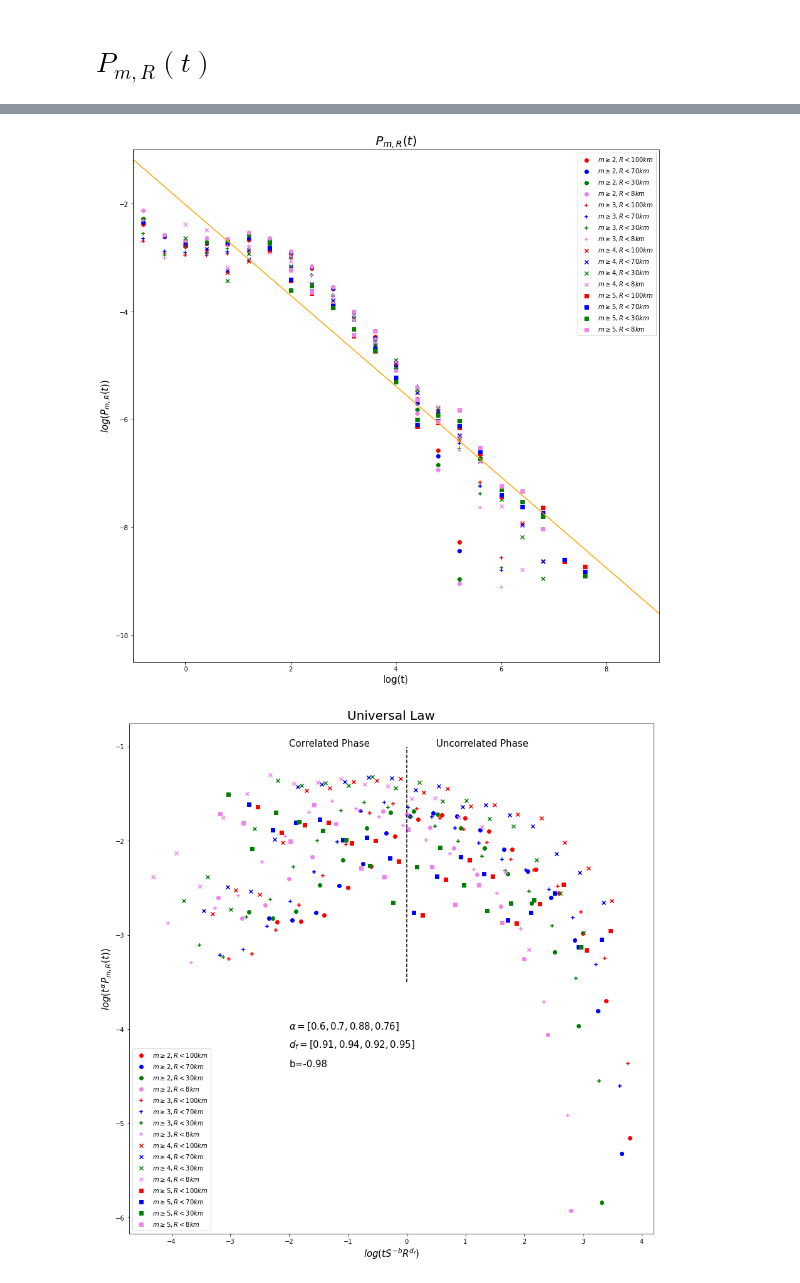
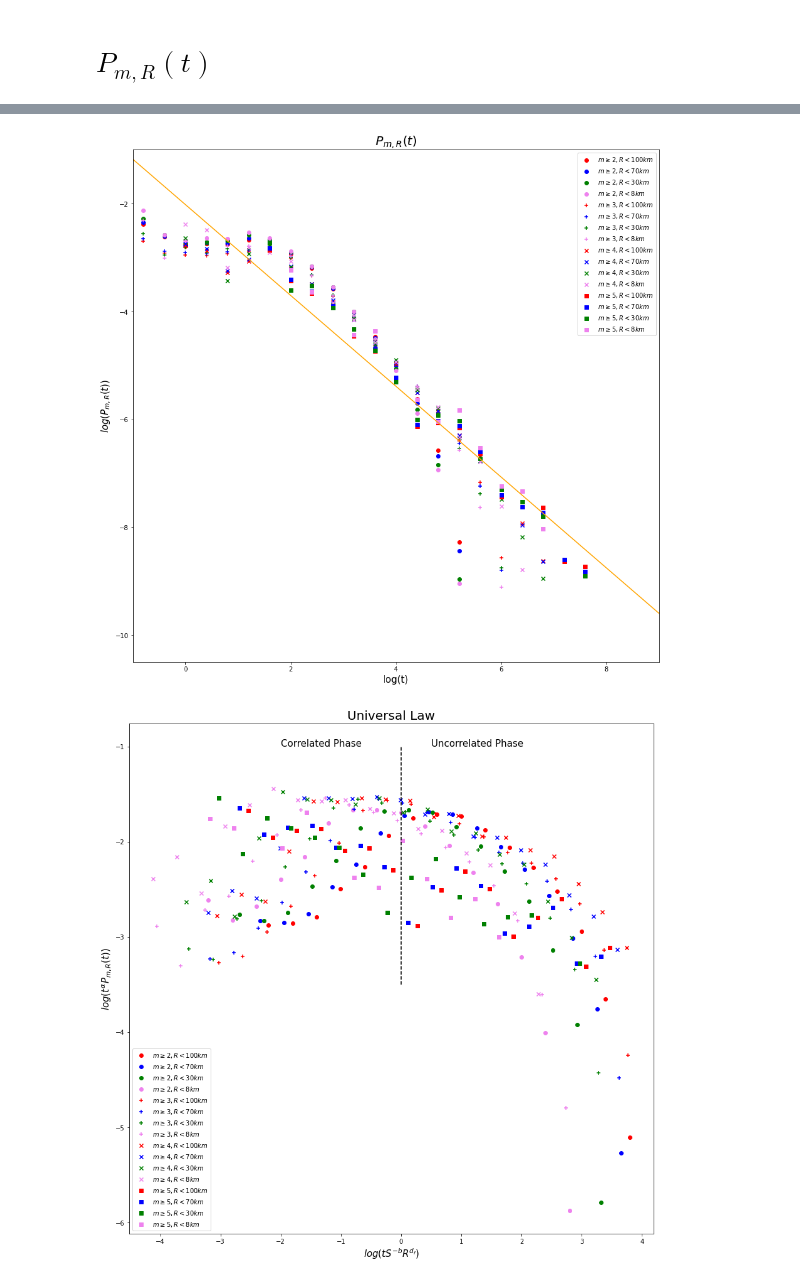
Before and after one commit to andreazanola98/Earthquake-Data-Analysis, a Jupyter notebook: Andrea.ipynb, the cells around one changed output, grey strips where cells are left out. Cells and saved outputs as stored; diff of their text form; code cells hidden in the pictures.

```diff
--- a/Andrea.ipynb
+++ b/Andrea.ipynb
@@ -4,9 +4,12 @@ import matplotlib.pyplot as plt
 import numpy as np
 from scipy import optimize,stats
 import seaborn as sns
+from bokeh.models import CrosshairTool
+from bokeh.models import HoverTool
+from bokeh.plotting import figure, output_file, show
 from matplotlib.ticker import MultipleLocator
 url='https://raw.githubusercontent.com/rossetl/Earthquake-Data-Analysis/main/SouthCalifornia-1982-2011_Physics-of-Data.dat'
-labels=['#', 'pointer','t', 'mag', 'lat', 'long', 'dep']
+labels=['#', 'pointer','t', 'mag', 'x', 'y', 'z'] #lat-> x long ->y dep-> z
 df=pd.read_csv(url,sep="\s",names=labels,engine='python')
 df=df.drop(columns=['#'])
 df=df.sort_values(by='t')
@@ -18,7 +21,6 @@ def bta(mth):
     i1 = df['pointer'][mask].to_numpy()
     origin=0
     originv=0
-    nv=0
     for i in range(len(i1)):
         mask1=[]
         mask1=[i1[i]]
@@ -230,17 +235,15 @@ r=-0.9944
 # %%
-#-----qui stiamo considerando tutti i terremoti-----
-
 fig5, ax5 = plt.subplots(1,2,figsize=(12,4))
 fig5.tight_layout(pad=3.0)
 
-counts, bins, bars = ax5[0].hist(df['mag'], bins=np.linspace(2,7,25-4),edgecolor='black',density=1,cumulative=-1)
+counts5, bins5, bars = ax5[0].hist(df['mag'], bins=np.linspace(2,7,25-4),edgecolor='black',density=1,cumulative=-1)
 ax5[0].set_xlabel('Magnitude',size=12)
 ax5[0].set_ylabel('Reverse CDF',size=12)
 
-logmG=np.log10(counts[:-1])
-xG=(bins[:-2]+bins[1:-1])/2#poisson error is assume
-G=optimize.curve_fit(f,xG,logmG,sigma=counts[:-1]**(-0.5),p0=[6,-1])  #poisson error is assumed
-resG = stats.linregress(xG, logmG)
+logmG=np.log10(counts5[:-1])
+xG=(bins5[:-2]+bins5[1:-1])/2
+G=optimize.curve_fit(f,xG,logmG,sigma=counts5[:-1]**(-0.5),p0=[6,-1])  #poisson error is assumed
+resG = stats.linregress(xG,logmG)
 
 xx=np.linspace(2,7,100)
 ax5[1].set_xlabel('Magnitude',size=12)
@@ -249,7 +252,7 @@ ax5[1].plot(xx,f(xx,G[0][0],G[0][1]),'orange',label='fit')
 ax5[1].scatter(xG,logmG,label='data',linewidths=1,marker='.')
 ax5[1].set_title('G-R Law')
 ax5[1].legend();
-print('---Fit Parameters with Errors---')
+print('---Fit Parameters with Errors GR---')
 print('a=%.2f'%G[0][0],'+-%.2f'%G[1][0,0]**0.5)
 print('b=%.2f'%G[0][1],'+-%.2f'%G[1][1,1]**0.5)
 print('r=%.4f'%resG.rvalue)
@@ -303,17 +316,12 @@ def p(i,j):
 
 Yu=[]
 Xu=[]
+
 #m=2,3,4,5
-dfv=np.array([0.91,0.94,0.97,0.95])
-alpha=np.array([0.60,0.70,0.93,0.76])
-C=np.array([103,67,42,367])
+dfv=np.array([0.91,0.94,0.97,0.95]) #old (30)
+alpha=np.array([0.61,0.72,0.81,0.74]) #best (different values of bins size)
 b=G[0][1]
 const=-4
-#prove
-dfv=np.array([0.91,0.94,0.92,0.95])
-alpha=np.array([0.6,0.7,0.88,0.76])
-
-
 
 fig6, ax6 = plt.subplots(figsize=(15,15))
 fig7, ax7 = plt.subplots(figsize=(15,15))
@@ -335,12 +343,12 @@ for i in range(2):
             dr=dr.drop(dr[mask1].index)
             dr=dr.drop(dr[dr['dpw'] > R[z,p(i,j)]].index)
 
-            counts, bins, hbars =ax6.hist(dr['dt'], visible=0,bins=np.logspace(-1,9,26),density=1) #-1,8 19  // -1,9 26
-            yhb=counts[counts>0]
+            counts6, bins6, bars =ax6.hist(dr['dt'], visible=0,bins=np.logspace(-1,9,26),density=1) #-1,8 19  // -1,9 26
+            yhb=counts6[counts6>0]
             yhb=yhb
             Yu=np.insert(Yu,0,yhb)
-            xF=(bins[:-1]*bins[1:len(counts)+1])**0.5
-            xF=xF[counts>0]
+            xF=(bins6[:-1]*bins6[1:len(counts6)+1])**0.5
+            xF=xF[counts6>0]
             Xu=np.insert(Xu,0,xF)
 
             ax6.scatter(np.log10(xF),np.log10(yhb),color=colors[z],marker=markers[p(i,j)],
@@ -355,35 +363,35 @@ for i in range(2):
 
 ax7.set_title('Universal Law',size=20)
 ax7.set_xlabel('$log(tS^{-b}R^{d_{f}})$',size=15)
 ax7.set_ylabel('$log(t^{\\alpha}P_{m,R}(t))$',size=15)
 ax7.plot(np.zeros(100),np.linspace(-3.5,-1,100),'k--')
 ax7.text(0.5,-1, 'Uncorrelated Phase',size=15)
 ax7.text(-2,-1, 'Correlated Phase',size=15)
-ax7.text(-2,-4, '$\\alpha=[%s, %s, %s, %s]$'%(alpha[0],alpha[1],alpha[2],alpha[3]),size=15)
-ax7.text(-2,-4.2, '$d_{f}=[%s, %s, %s, %s]$'%(dfv[0],dfv[1],dfv[2],dfv[3]),size=15)
-ax7.text(-2,-4.4, 'b=%.2f'%b,size=15)
+#ax7.text(-2,-4, '$\\alpha=[%s, %s, %s, %s]$'%(alpha[0],alpha[1],alpha[2],alpha[3]),size=15)
+#ax7.text(-2,-4.2, '$d_{f}=[%s, %s, %s, %s]$'%(dfv[0],dfv[1],dfv[2],dfv[3]),size=15)
+#ax7.text(-2,-4.4, 'b=%.2f'%b,size=15)
 ax7.legend(loc='best')
 
-U=optimize.curve_fit(f,np.log10(Xu),np.log10(Yu),p0=[1,-1])  #poisson error is assumed ,sigma=Y**(-0.5)
+U=optimize.curve_fit(f,np.log10(Xu),np.log10(Yu),p0=[1,-1]) #no errors here***
 resU = stats.linregress(np.log10(Xu),np.log10(Yu))
 xx=np.linspace(-1,9,100)
 
 ax6.plot(xx,f(xx,U[0][0],U[0][1]),'orange')
 ax6.set_xlim(-1,9);
 ax6.set_ylim(-10.5,-1)
 ax6.set_title('$P_{m,R}(t)$',size=20)
 ax6.set_xlabel('log(t)',size=15)
 ax6.set_ylabel('$log(P_{m,R}(t))$',size=15)
 ax6.legend(loc='upper right');
 
 print('---Fit Parameters with Errors---')
 print('a=%.2f'%U[0][0],'+-%.2f'%U[1][0,0]**0.5)
 print('b=%.2f'%U[0][1],'+-%.2f'%U[1][1,1]**0.5)
 print('r=%.4f'%resU.rvalue)
 # %% [output]
 ---Fit Parameters with Errors---
 a=-2.02 +-0.07
 b=-0.84 +-0.02
 r=-0.9393
 [figure]
-[figure, old version]
+[figure, new version]
```
Also changed, not shown: parts of 9 cells of this notebook.
